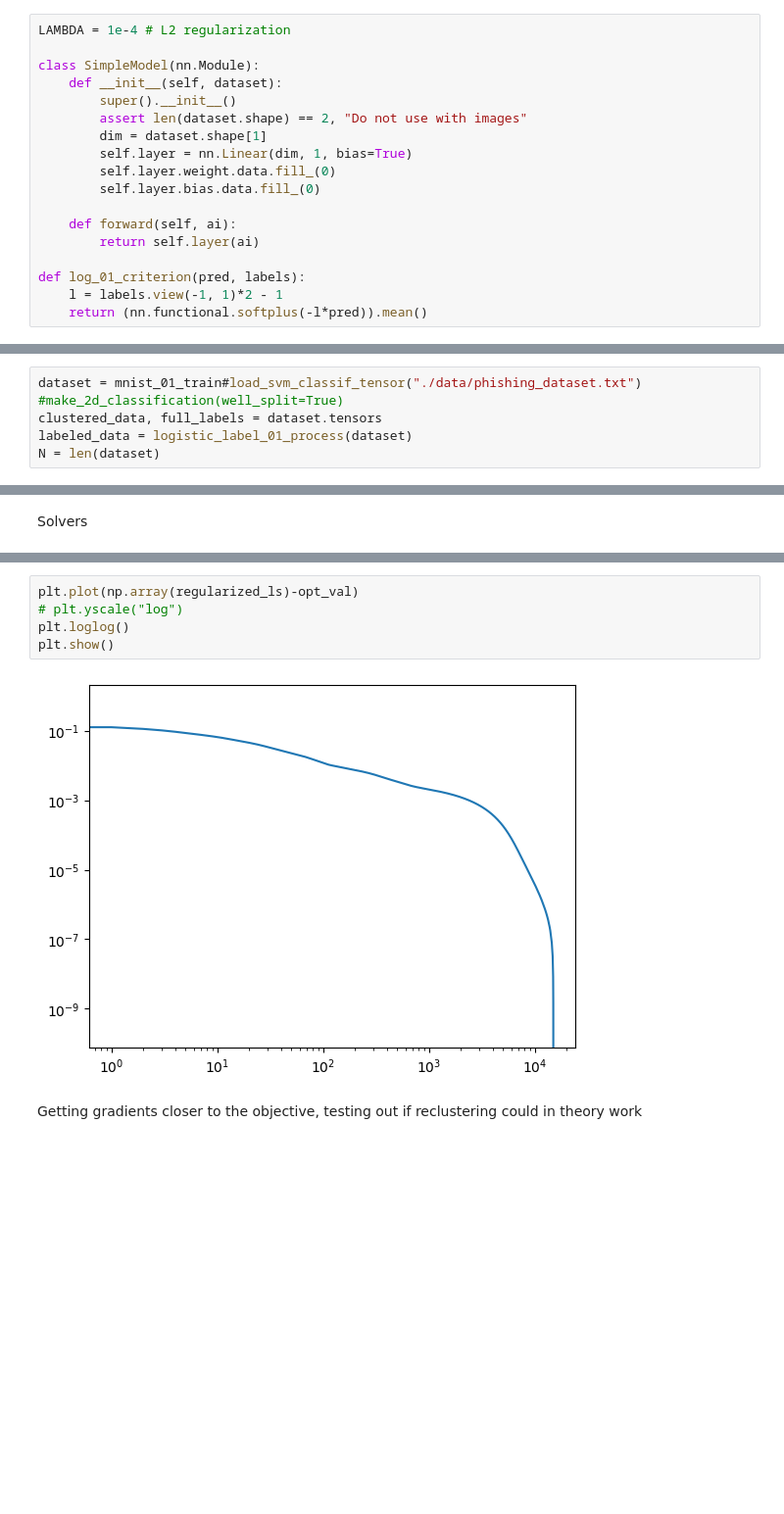
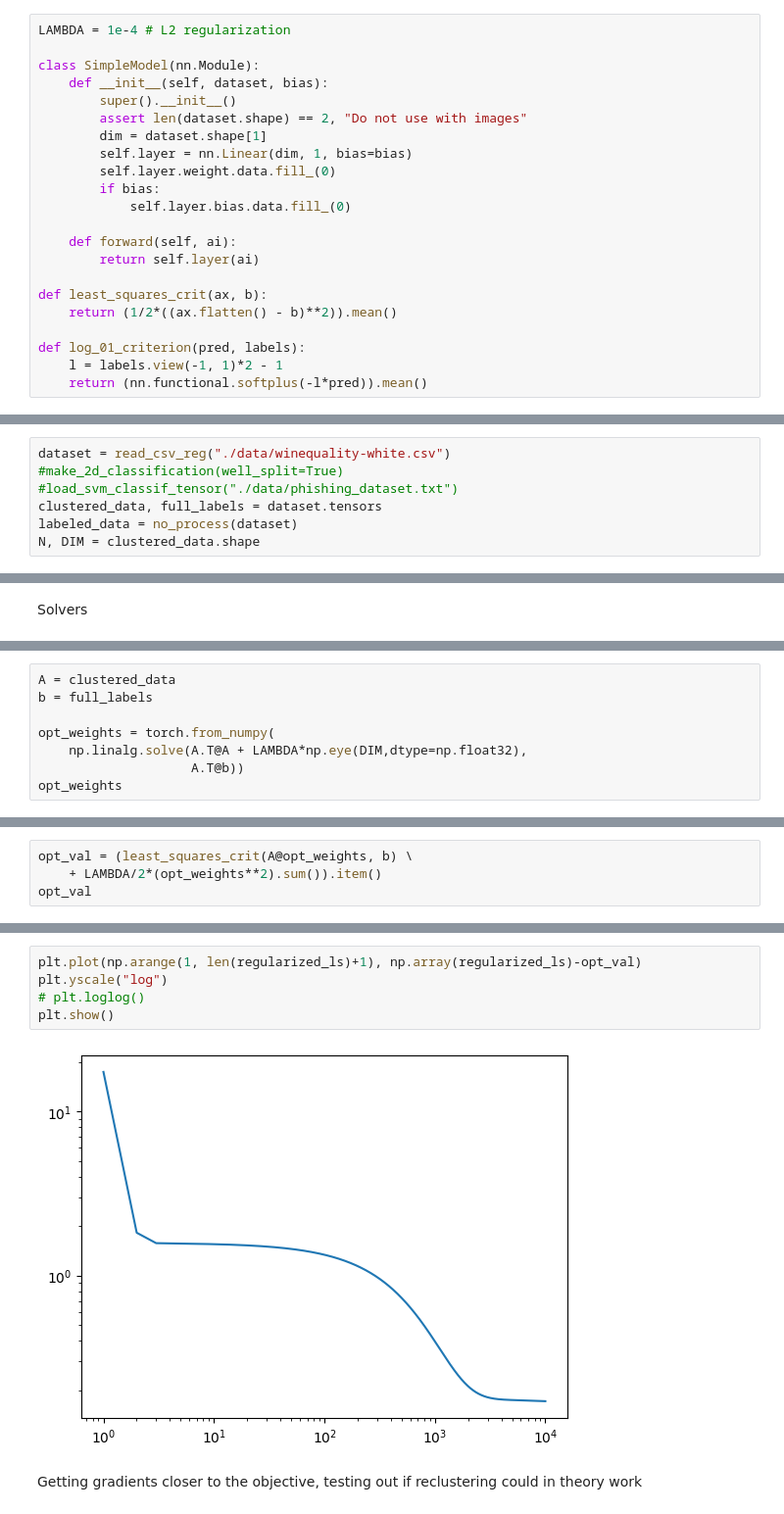
Before and after one commit to yy214/cluster-for-opt, a Jupyter notebook: clustering_for_opt.ipynb, the cells around one changed output, grey strips where cells are left out. Shown at 98% size. Cells and saved outputs as stored; diff of their text form; blank space fills up the shorter version.

Commit message:
trying for linear regression

```diff
--- a/clustering_for_opt.ipynb
+++ b/clustering_for_opt.ipynb
@@ -108,17 +110,21 @@ Samplers
 LAMBDA = 1e-4 # L2 regularization
 
 class SimpleModel(nn.Module):
-    def __init__(self, dataset):
+    def __init__(self, dataset, bias):
         super().__init__()
         assert len(dataset.shape) == 2, "Do not use with images"
         dim = dataset.shape[1]
-        self.layer = nn.Linear(dim, 1, bias=True)
+        self.layer = nn.Linear(dim, 1, bias=bias)
         self.layer.weight.data.fill_(0)
-        self.layer.bias.data.fill_(0)
+        if bias:
+            self.layer.bias.data.fill_(0)
 
     def forward(self, ai):
         return self.layer(ai)
 
+def least_squares_crit(ax, b):
+    return (1/2*((ax.flatten() - b)**2)).mean()
+
 def log_01_criterion(pred, labels):
     l = labels.view(-1, 1)*2 - 1
     return (nn.functional.softplus(-l*pred)).mean()
@@ -143,10 +149,12 @@ def load_svm_classif_tensor(filename, process=None):
             warnings.warn("process should be one of '1 2' or '+-1'", UserWarning)
     return TensorDataset(scaled_X, y)
 # %%
-dataset = mnist_01_train#load_svm_classif_tensor("./data/phishing_dataset.txt") #make_2d_classification(well_split=True)
+dataset = read_csv_reg("./data/winequality-white.csv")
+#make_2d_classification(well_split=True)
+#load_svm_classif_tensor("./data/phishing_dataset.txt")
 clustered_data, full_labels = dataset.tensors
-labeled_data = logistic_label_01_process(dataset)
-N = len(dataset)
+labeled_data = no_process(dataset)
+N, DIM = clustered_data.shape
 # %%
 # probably utils function
 from utils import dimension_reduction
@@ -202,3 +210,11 @@ def get_grad(batch, labels, model, criterion=log_01_criterion):
         l.backward()
         ret[i] = (next(model.parameters()).grad.data.detach().numpy().squeeze())
     return ret
+# %%
+A = clustered_data
+b = full_labels
+
+opt_weights = torch.from_numpy(
+    np.linalg.solve(A.T@A + LAMBDA*np.eye(DIM,dtype=np.float32),
+                    A.T@b))
+opt_weights
@@ -204,0 +225,4 @@ def get_grad(batch, labels, model, criterion=log_01_criterion):
+# %%
+opt_val = (least_squares_crit(A@opt_weights, b) \
+    + LAMBDA/2*(opt_weights**2).sum()).item()
+opt_val
@@ -279,10 +300,10 @@ tensor([3.5332e-06])
 # %%
-plt.plot(np.array(regularized_ls)-opt_val)
-# plt.yscale("log")
-plt.loglog()
+plt.plot(np.arange(1, len(regularized_ls)+1), np.array(regularized_ls)-opt_val)
+plt.yscale("log")
+# plt.loglog()
 plt.show()
 # %% [output]
-[figure, old version]
+[figure, new version]
 # %% [markdown]
 Getting gradients closer to the objective, testing out if reclustering could in theory work
 # %%
```
Also changed, not shown: parts of 21 cells of this notebook, 6 other files.
